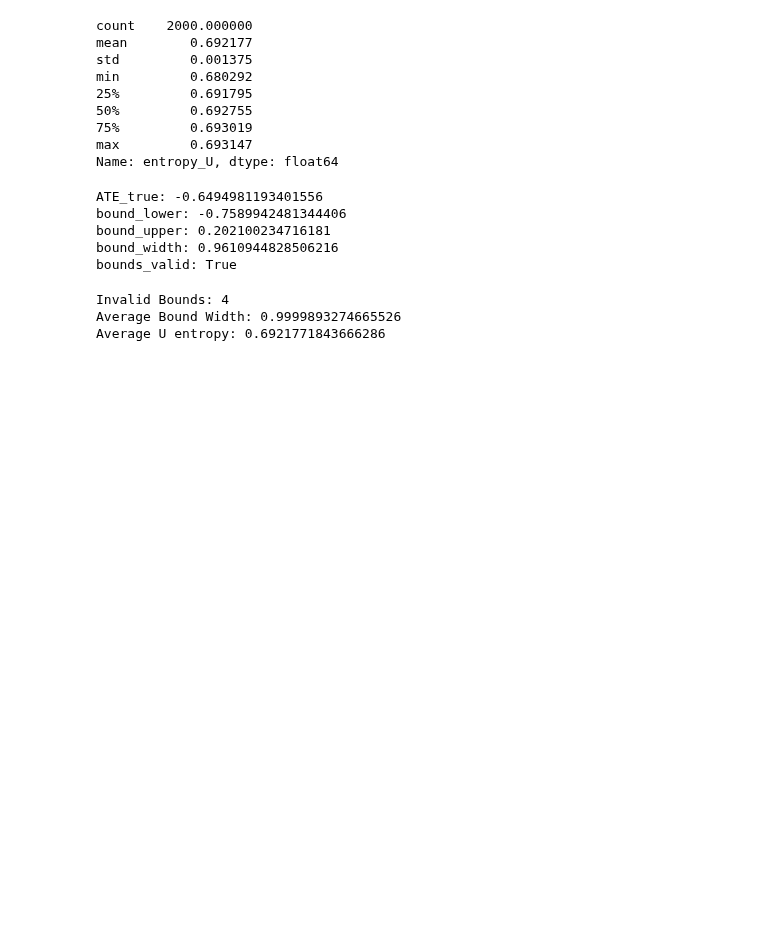
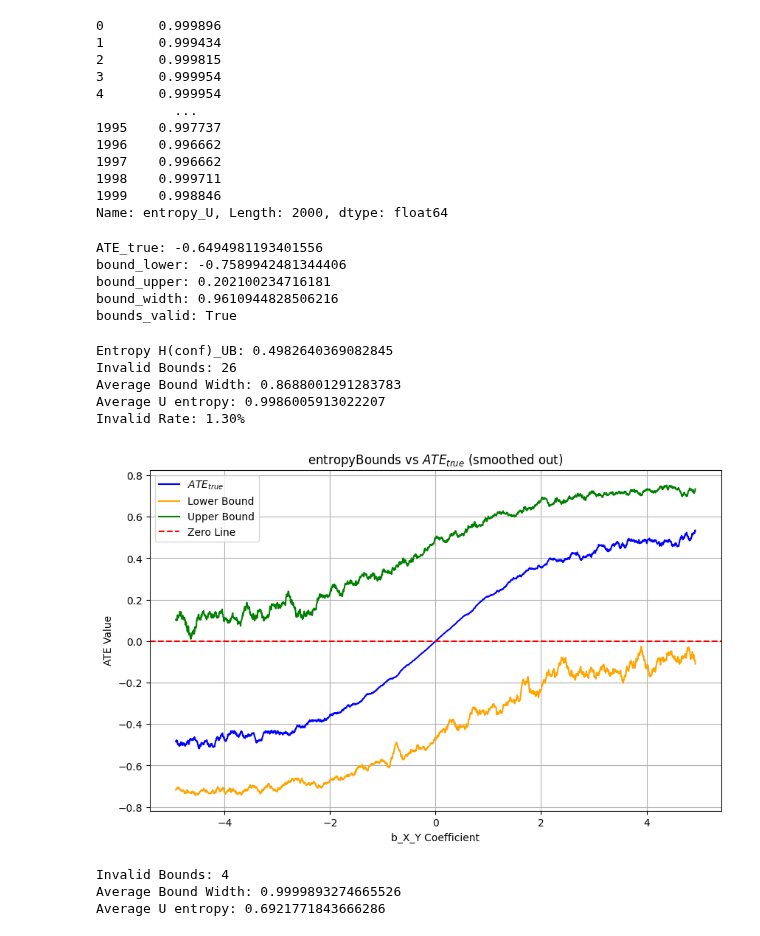
Before and after one commit to tmaringgele/causal-bounds, a Jupyter notebook: binaryIV/binaryIV_entropy.ipynb, the cells around one changed output. Cells and saved outputs as stored; diff of their text form; code cells hidden in the pictures; blank space fills up the shorter version.

```diff
--- a/binaryIV/binaryIV_entropy.ipynb
+++ b/binaryIV/binaryIV_entropy.ipynb
@@ -27,16 +24,18 @@ The autoreload extension is already loaded. To reload it, use:
 # %%
-data = pd.read_pickle('binaryIV_results.pkl')
-data['entropy_U'].describe()
+data['entropy_U']
 # %% [output]
-count    2000.000000
-mean        0.692177
-std         0.001375
-min         0.680292
-25%         0.691795
-50%         0.692755
-75%         0.693019
-max         0.693147
-Name: entropy_U, dtype: float64
+0       0.999896
+1       0.999434
+2       0.999815
+3       0.999954
+4       0.999954
+          ...
+1995    0.997737
+1996    0.996662
+1997    0.996662
+1998    0.999711
+1999    0.998846
+Name: entropy_U, Length: 2000, dtype: float64
 # %%
 def plot_smoothed_ate_vs_ci(dataframe, window=1):
     """
@@ -128,6 +127,21 @@ for idx, sim in df_results.iterrows():
 #random_entropy_0_1 = df_results.copy() #entropy randomly sampled from [0,1]
 # df_results.drop(columns=['ATE_true_smooth', 'entropyBounds_bound_lower_smooth', 'entropyBounds_bound_upper_smooth'], inplace=True, errors='ignore')
 # df_results.to_pickle('binaryIV_results.pkl')
+# %%
+print(f'Entropy H(conf)_UB: {df_results["entropyBounds_H(conf)_UB"].mean()}')
+print(f"Invalid Bounds: {df_results[df_results['entropyBounds_bounds_valid'] == False].shape[0]}")
+print(f"Average Bound Width: {df_results['entropyBounds_bound_width'].mean()}")
+print(f"Average U entropy: {df_results['entropy_U'].mean()}")
+print(f"Invalid Rate: {df_results[df_results['entropyBounds_bounds_valid'] == False].shape[0] / df_results.shape[0]:.2%}")
+
+plot_smoothed_ate_vs_ci(df_results, window=30)
+# %% [output]
+Entropy H(conf)_UB: 0.4982640369082845
+Invalid Bounds: 26
+Average Bound Width: 0.8688001291283783
+Average U entropy: 0.9986005913022207
+Invalid Rate: 1.30%
+[figure, added]
 # %%
 
 print(f"Invalid Bounds: {df_results[df_results['entropyBounds_bounds_valid'] == False].shape[0]}")
```
Also changed, not shown: parts of 3 cells of this notebook, 6 other files.
